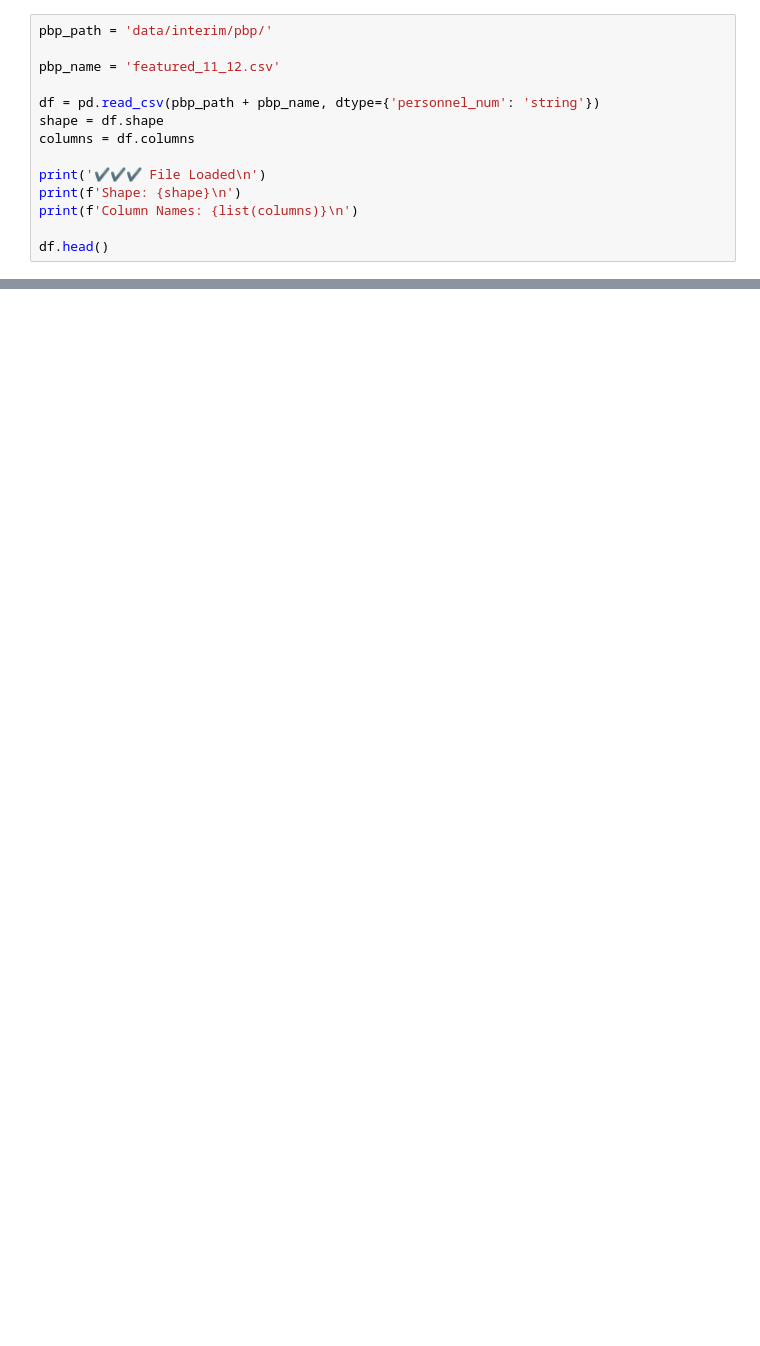
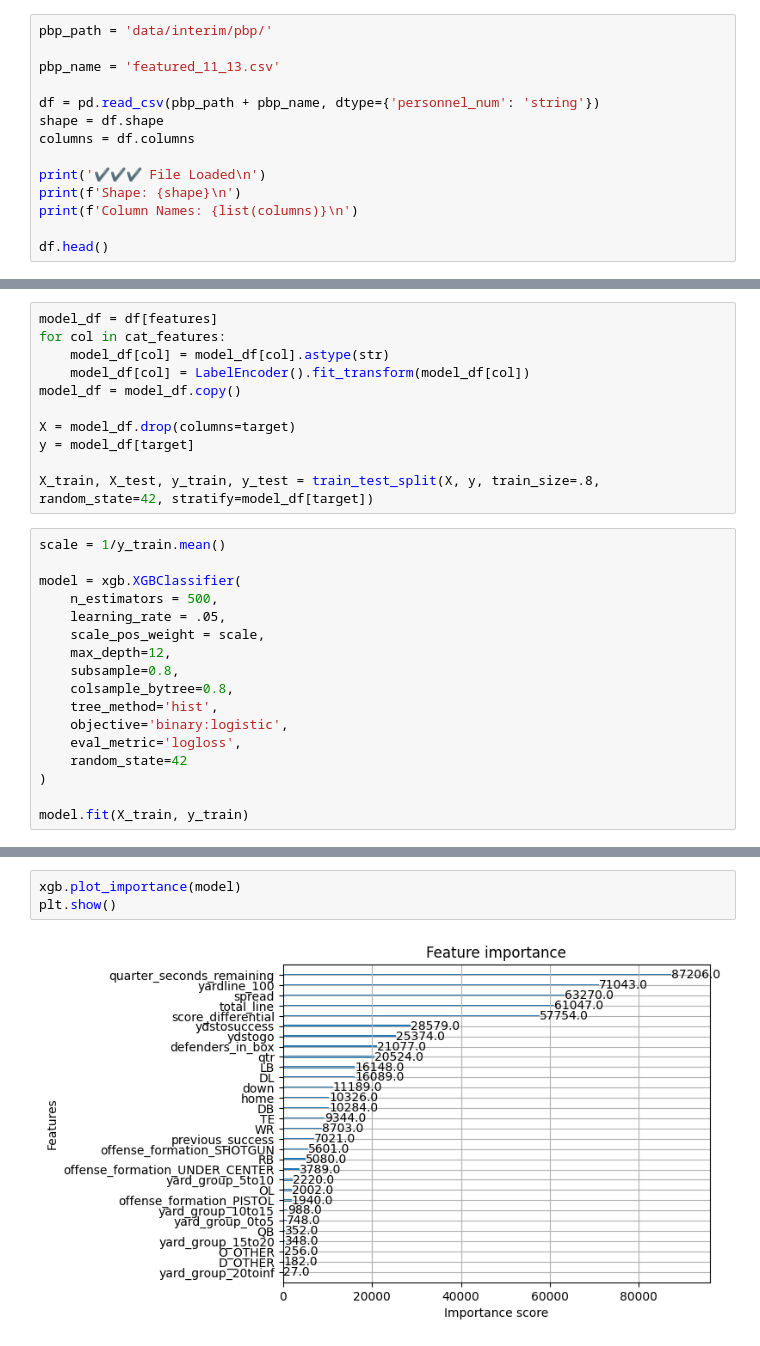
Before and after one commit to colin-seiler/NFL_SuccessWatch, a Jupyter notebook: notebooks/gradient_features.ipynb, the cells around one changed output, grey strips where cells are left out. Saved outputs shown, nothing was run; the diff lists cells and outputs as text; blank space fills up the shorter version.

Commit message:
pushing model baselines

```diff
--- a/notebooks/gradient_features.ipynb
+++ b/notebooks/gradient_features.ipynb
@@ -29,7 +31,7 @@ Current working directory: /shared_folder/eas_508_project
 # %%
 pbp_path = 'data/interim/pbp/'
 
-pbp_name = 'featured_11_12.csv'
+pbp_name = 'featured_11_13.csv'
 
 df = pd.read_csv(pbp_path + pbp_name, dtype={'personnel_num': 'string'})
 shape = df.shape
@@ -153,0 +88,28 @@ weighted avg       0.62      0.61      0.60      1151
+# %%
+model_df = df[features]
+for col in cat_features:
+    model_df[col] = model_df[col].astype(str)
+    model_df[col] = LabelEncoder().fit_transform(model_df[col])
+model_df = model_df.copy()
+
+X = model_df.drop(columns=target)
+y = model_df[target]
+
+X_train, X_test, y_train, y_test = train_test_split(X, y, train_size=.8, random_state=42, stratify=model_df[target])
+# %%
+scale = 1/y_train.mean()
+
+model = xgb.XGBClassifier(
+    n_estimators = 500,
+    learning_rate = .05,
+    scale_pos_weight = scale,
+    max_depth=12,
+    subsample=0.8,
+    colsample_bytree=0.8,
+    tree_method='hist',
+    objective='binary:logistic',
+    eval_metric='logloss',
+    random_state=42
+)
+
+model.fit(X_train, y_train)
@@ -153,0 +148,5 @@ weighted avg       0.62      0.61      0.60      1151
+# %%
+xgb.plot_importance(model)
+plt.show()
+# %% [output]
+[figure, added]
```
Also changed, not shown: parts of 11 cells of this notebook, 2 other files.
